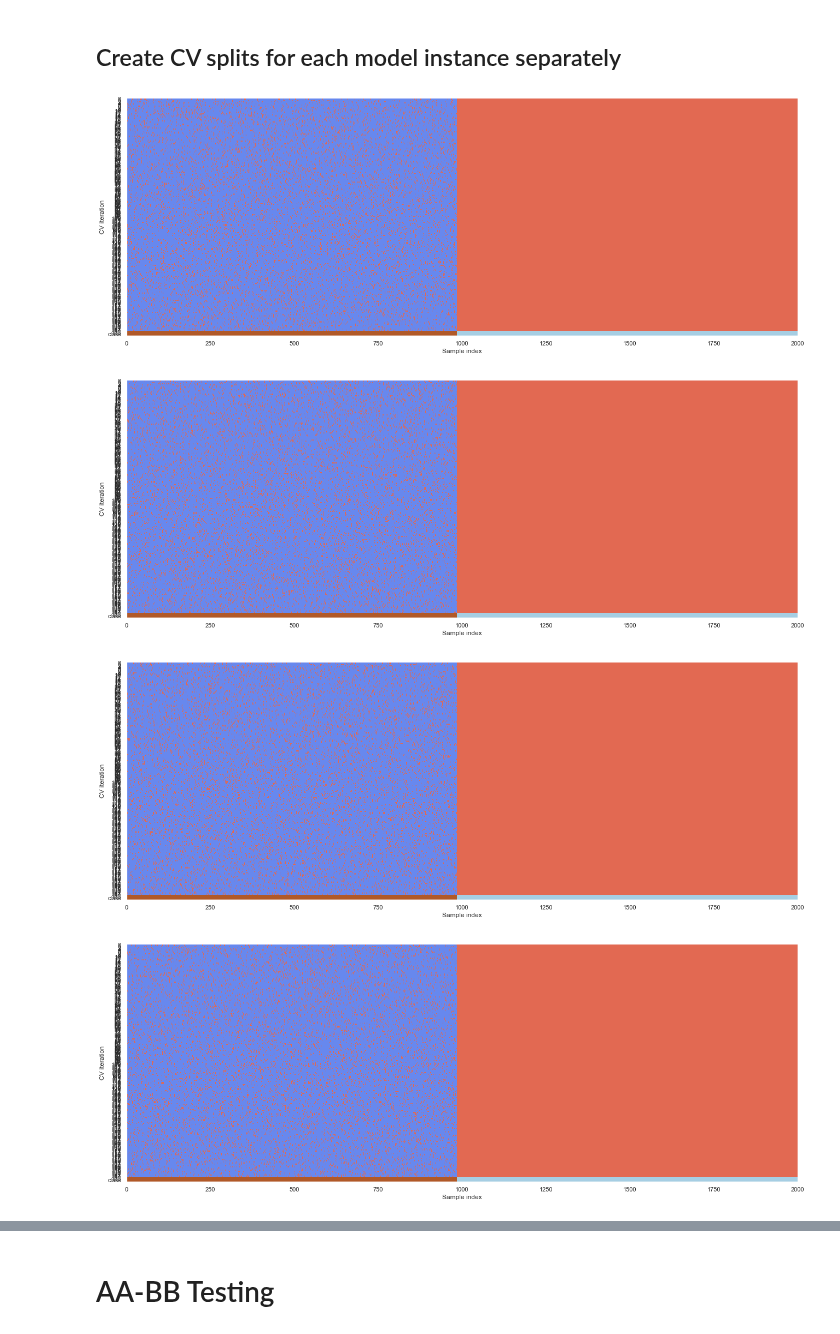
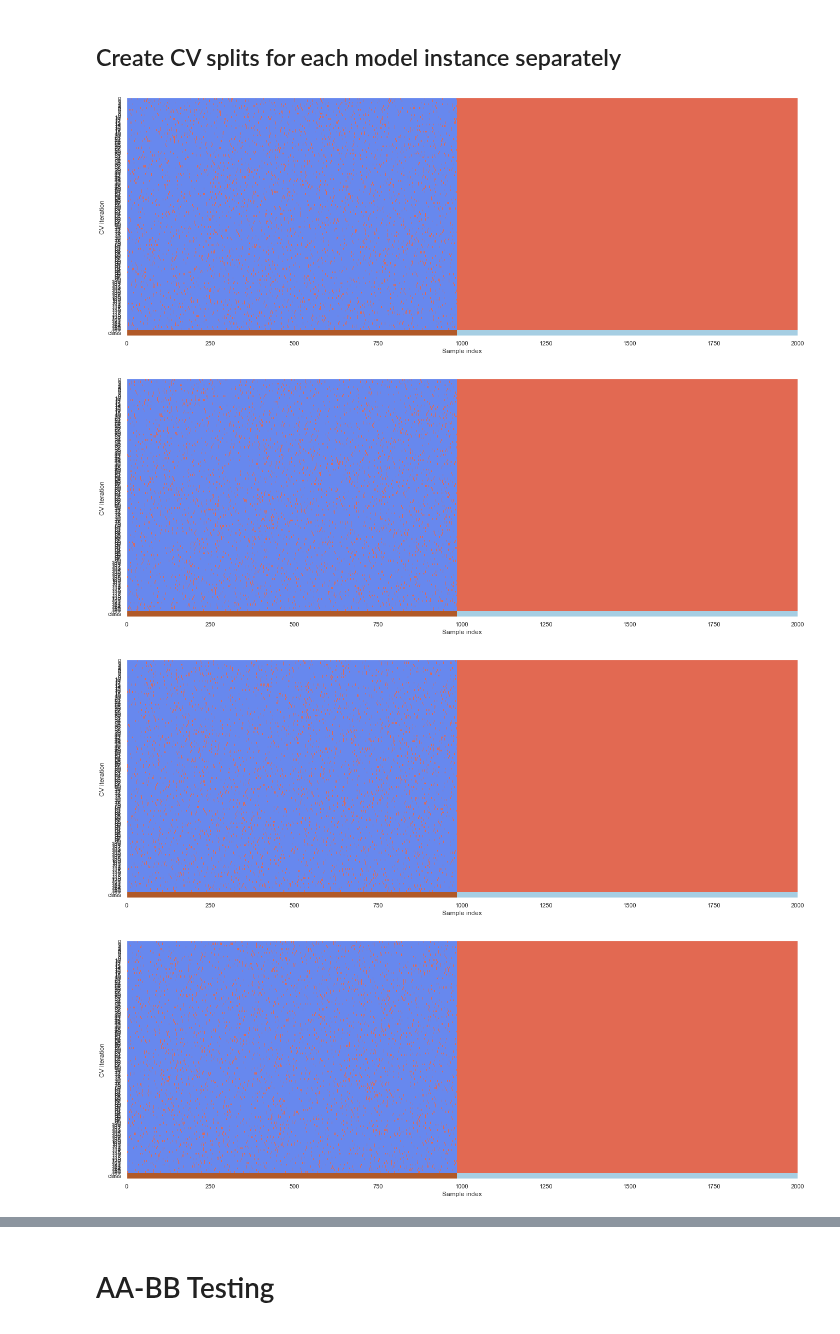
Before and after one commit to berni-lehner/structural_health_monitoring, a Jupyter notebook: notebooks/synthetic_anomaly_AABB.ipynb, the cells around one changed output, grey strips where cells are left out. Cells and saved outputs as stored; diff of their text form; code cells hidden in the pictures.

Commit message:
modifications due to data loading

```diff
--- a/notebooks/synthetic_anomaly_AABB.ipynb
+++ b/notebooks/synthetic_anomaly_AABB.ipynb
@@ -20,7 +20,7 @@ import matplotlib.pyplot as plt
 import seaborn as sns
 import ipywidgets as widgets
 
-DATA_PATH = Path(r"../data/synthetic/")
+SYN_DATA_PATH = Path(r"../data/synthetic/")
 random_state = None
 # %%
 def init():
@@ -87,6 +87,6 @@ from data_utils import load_preprocessed_data
 
 target_col='y_radius'
 
-df, fb = load_preprocessed_data(DATA_PATH, target_col=target_col)
 
-df.info()
+F_MAX = 24000
+N_LOG_BINS = 66
@@ -110,0 +93,4 @@ memory usage: 4.3 MB
+# %%
+df, fb = load_preprocessed_data(SYN_DATA_PATH, target_col=[target_col], f_max=F_MAX, n_log_bins=N_LOG_BINS)
+
+df.info()
@@ -157,14 +161,14 @@ from sklearn.preprocessing import StandardScaler
 ## Create CV splits for each model instance separately
 # %%
 n_repeats = 5
-cv = RepeatedAnomalyShuffleSplit(Xpos, Xneg, n_splits=196, test_size=.1, n_repeats=n_repeats, random_state=random_state)
+cv = RepeatedAnomalyShuffleSplit(Xpos, Xneg, n_splits=128, test_size=.05, n_repeats=n_repeats, random_state=random_state)
 
 for cv_ in cv:
     fig, ax = plt.subplots()
     ax = plot_cv_indices(cv_, X, y, ax)
     ax.set(xlim=[0, 2000])
 # %% [output]
-[figure, old version]
+[figure, new version]
-[figure, old version]
+[figure, new version]
-[figure, old version]
+[figure, new version]
-[figure, old version]
+[figure, new version]
```
Also changed, not shown: parts of 13 cells of this notebook, 1 other file.
